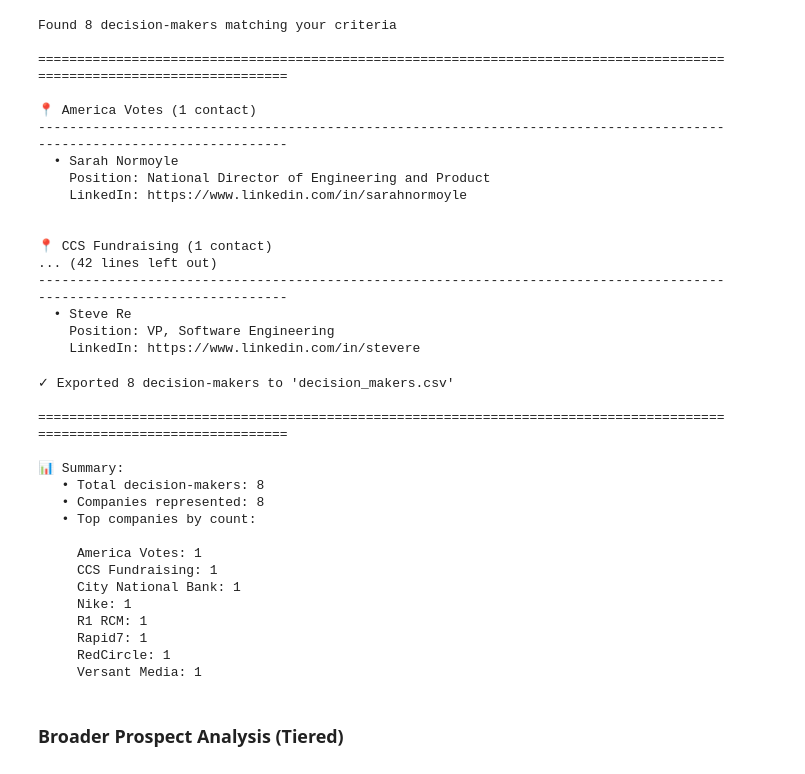
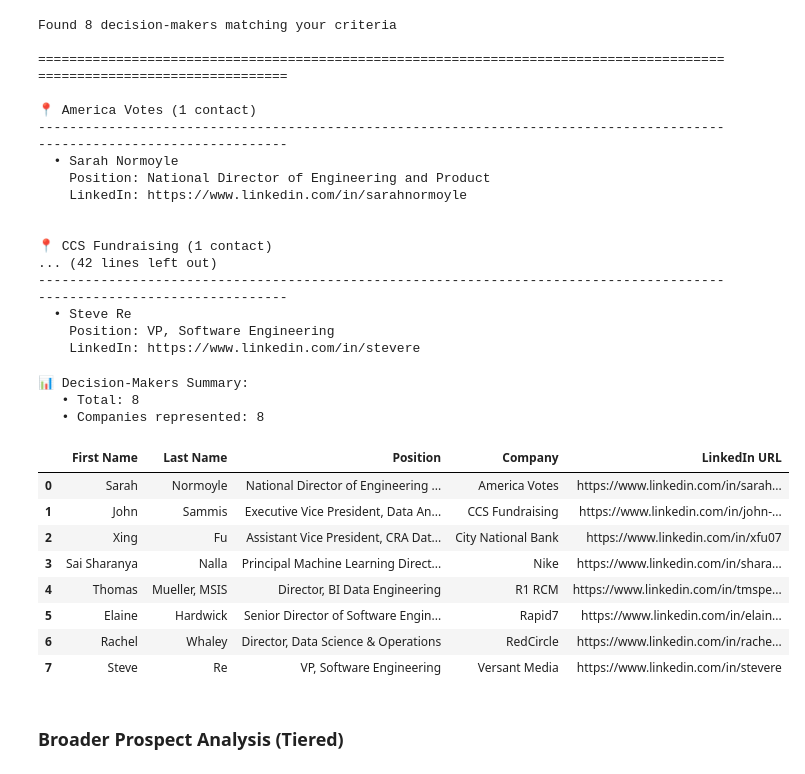
Before and after one commit to TuckerRasbury/02_VisualizingMyLinkedinNetwork, a Jupyter notebook: VisualizingMyLinkedinNetwork.ipynb, the cells around one changed output. Saved outputs shown, nothing was run; the diff lists cells and outputs as text; code cells hidden in the pictures.

```diff
--- a/VisualizingMyLinkedinNetwork.ipynb
+++ b/VisualizingMyLinkedinNetwork.ipynb
@@ -116,37 +116,26 @@ Found 8 decision-makers matching your criteria
   • Steve Re
     Position: VP, Software Engineering
     LinkedIn: https://www.linkedin.com/in/stevere
-# %%
-# Export to CSV for easy reference and outreach tracking
-decision_makers.to_csv('decision_makers.csv', index=False)
-print(f"\n✓ Exported {len(decision_makers)} decision-makers to 'decision_makers.csv'")
-
-# Summary statistics
-print("\n" + "=" * 120)
-print(f"\n📊 Summary:")
-print(f"   • Total decision-makers: {len(decision_makers)}")
-print(f"   • Companies represented: {decision_makers['Company'].nunique()}")
-print(f"   • Top companies by count:\n")
-for company, count in decision_makers['Company'].value_counts().head(10).items():
-    print(f"     {company}: {count}")
-# %% [output]
-✓ Exported 8 decision-makers to 'decision_makers.csv'
-
-========================================================================================================================
-
-📊 Summary:
-   • Total decision-makers: 8
-   • Companies represented: 8
-   • Top companies by count:
-
-     America Votes: 1
-     CCS Fundraising: 1
-     City National Bank: 1
-     Nike: 1
-     R1 RCM: 1
-     Rapid7: 1
-     RedCircle: 1
-     Versant Media: 1
+# %%
+# Display decision-makers dataframe
+print(f"\n📊 Decision-Makers Summary:")
+print(f"   • Total: {len(decision_makers)}")
+print(f"   • Companies represented: {decision_makers['Company'].nunique()}")
+print("\n")
+decision_makers
+# %% [output]
+📊 Decision-Makers Summary:
+   • Total: 8
+   • Companies represented: 8
+|  | First Name | Last Name | Position | Company | LinkedIn URL |
+| 0 | Sarah | Normoyle | National Director of Engineering ... | America Votes | https://www.linkedin.com/in/sarah... |
+| 1 | John | Sammis | Executive Vice President, Data An... | CCS Fundraising | https://www.linkedin.com/in/john-... |
+| 2 | Xing | Fu | Assistant Vice President, CRA Dat... | City National Bank | https://www.linkedin.com/in/xfu07 |
+| 3 | Sai Sharanya | Nalla | Principal Machine Learning Direct... | Nike | https://www.linkedin.com/in/shara... |
+| 4 | Thomas | Mueller, MSIS | Director, BI Data Engineering | R1 RCM | https://www.linkedin.com/in/tmspe... |
+| 5 | Elaine | Hardwick | Senior Director of Software Engin... | Rapid7 | https://www.linkedin.com/in/elain... |
+| 6 | Rachel | Whaley | Director, Data Science & Operations | RedCircle | https://www.linkedin.com/in/rache... |
+| 7 | Steve | Re | VP, Software Engineering | Versant Media | https://www.linkedin.com/in/stevere |
 # %% [markdown]
 ### Broader Prospect Analysis (Tiered)
 # %%
```
Also changed, not shown: parts of 1 cell of this notebook.
